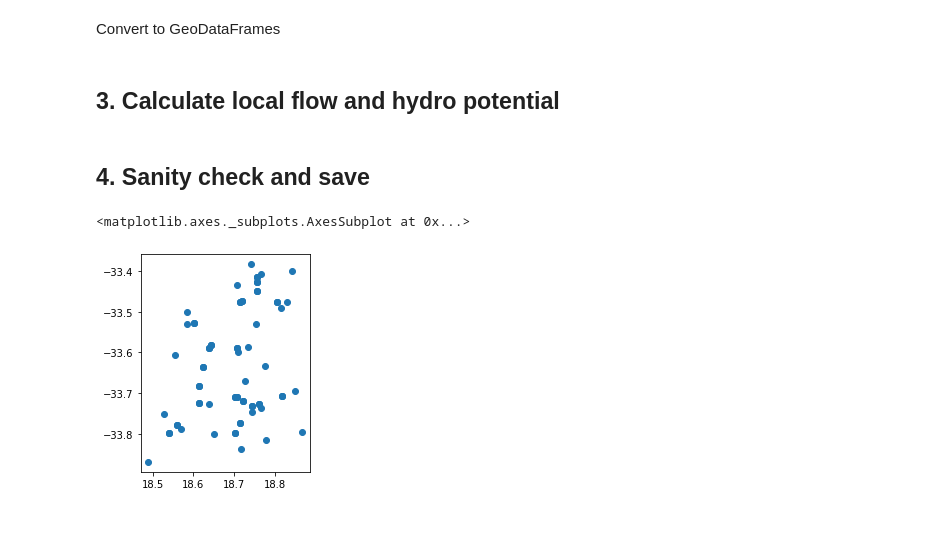
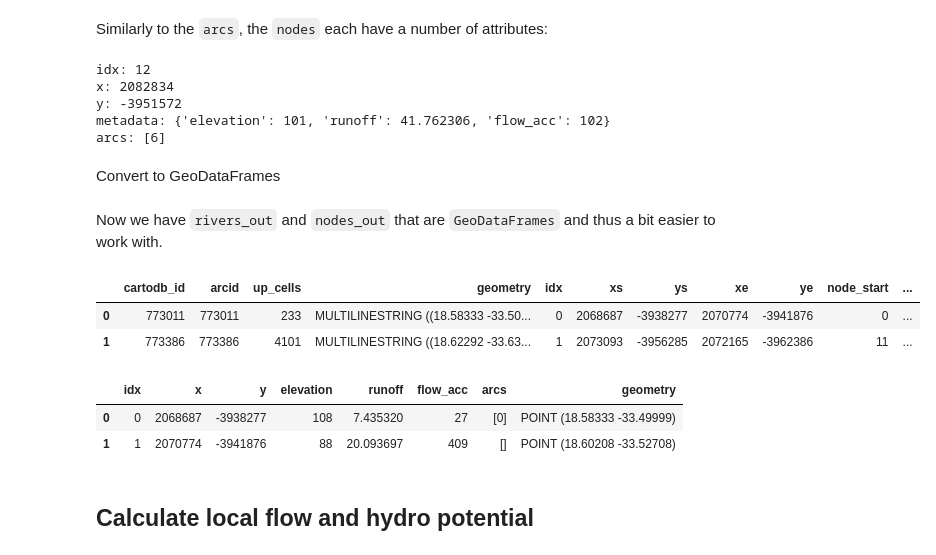
Before and after one commit to carderne/hydronetworks, a Jupyter notebook: example.ipynb, the cells around one changed output. Cells and saved outputs as stored; diff of their text form; code cells hidden in the pictures; blank space fills up the shorter version.

```diff
--- a/example.ipynb
+++ b/example.ipynb
@@ -60,18 +112,35 @@ And import elevation, gscd etc for each node
 # %%
 net.load_attributes()
+# %% [markdown]
+Similarly to the `arcs`, the `nodes` each have a number of attributes:
+# %%
+node_deets(12)
+# %% [output]
+idx: 12
+x: 2082834
+y: -3951572
+metadata: {'elevation': 101, 'runoff': 41.762306, 'flow_acc': 102}
+arcs: [6]
 # %% [markdown]
 Convert to GeoDataFrames
 # %%
 net.network_to_gdf()
+# %% [markdown]
+Now we have `rivers_out` and `nodes_out` that are `GeoDataFrames` and thus a bit easier to work with.
+# %%
+net.rivers_out.head(2)
+# %% [output]
+|  | cartodb_id | arcid | up_cells | geometry | idx | xs | ys | xe | ye | node_start | ... |
+| 0 | 773011 | 773011 | 233 | MULTILINESTRING ((18.58333 -33.50... | 0 | 2068687 | -3938277 | 2070774 | -3941876 | 0 | ... |
+| 1 | 773386 | 773386 | 4101 | MULTILINESTRING ((18.62292 -33.63... | 1 | 2073093 | -3956285 | 2072165 | -3962386 | 11 | ... |
+# %%
+net.nodes_out.head(2)
+# %% [output]
+|  | idx | x | y | elevation | runoff | flow_acc | arcs | geometry |
+| 0 | 0 | 2068687 | -3938277 | 108 | 7.435320 | 27 | [0] | POINT (18.58333 -33.49999) |
+| 1 | 1 | 2070774 | -3941876 | 88 | 20.093697 | 409 | [] | POINT (18.60208 -33.52708) |
 # %% [markdown]
-## 3. Calculate local flow and hydro potential
+## Calculate local flow and hydro potential
 # %%
 net.local_flowacc()
 net.calculate_hydro()
-# %% [markdown]
-## 4. Sanity check and save
-# %%
-net.nodes_out.plot()
-# %% [output]
-<matplotlib.axes._subplots.AxesSubplot at 0x...>
-[figure, removed]
```
Also changed, not shown: parts of 29 cells of this notebook, 5 other files.
